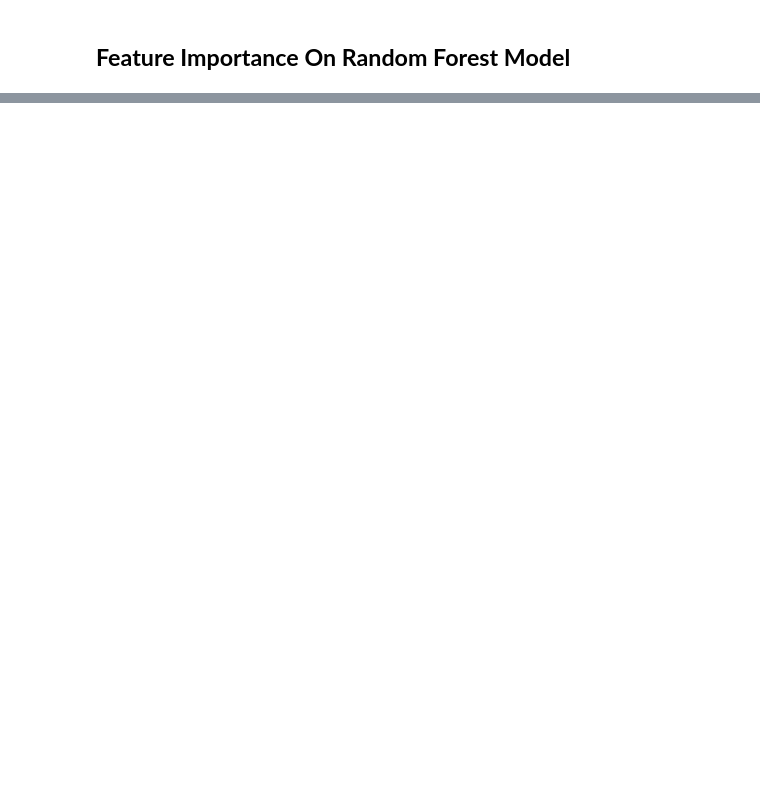
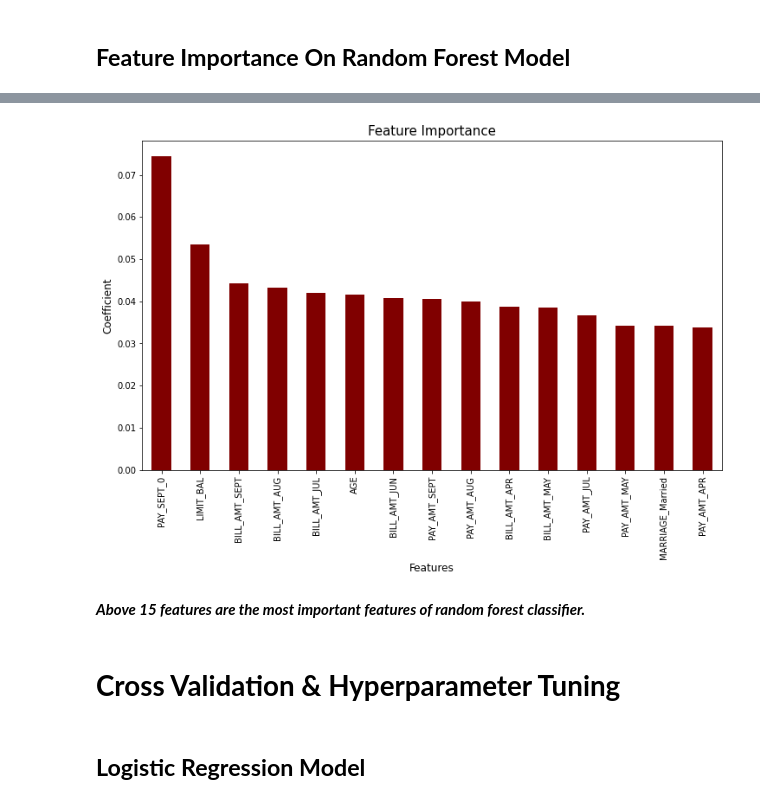
Before and after one commit to vivvvek24/Credit-card-default-prediction, a Jupyter notebook: Copy_of_Credit_Card_Default_Prediction_Capstone_Project.ipynb, the cells around one changed output, grey strips where cells are left out. Cells and saved outputs as stored; diff of their text form; code cells hidden in the pictures; blank space fills up the shorter version.

Commit message:
Cross validation and hyperparameter tuning

```diff
--- a/Copy_of_Credit_Card_Default_Prediction_Capstone_Project.ipynb
+++ b/Copy_of_Credit_Card_Default_Prediction_Capstone_Project.ipynb
@@ -967,2 +967,8 @@ plt.legend(["Logistic", "Decision Tree", "Random Forest", "SVM", "GB Boost" "XG
 # %% [markdown]
 ## **Feature Importance On Random Forest Model**
+# %%
+features = list(i for i in list(balanced_df.describe(include='all').columns) if i != 'IsDefaulter')
+# %%
+feature_importances_rfc = rfc.feature_importances_
+# %%
+feature_importances_rfc_df = pd.Series(feature_importances_rfc, index=features)
@@ -968,0 +994,13 @@ plt.legend(["Logistic", "Decision Tree", "Random Forest", "SVM", "GB Boost" "XG
+# %%
+fig = plt.figure(figsize=(12,7))
+feature_importances_rfc_df.nlargest(15).plot(kind='bar', color='maroon', align='center')
+plt.xlabel("Features", fontsize=12)
+plt.ylabel("Coefficient", fontsize=12)
+plt.title('Feature Importance', fontsize=15)
+plt.show()
+# %% [output]
+[figure, added]
+# %% [markdown]
+***Above 15 features are the most important features of random forest classifier.***
+# %% [markdown]
+# **Cross Validation & Hyperparameter Tuning**
@@ -968,0 +1009,2 @@ plt.legend(["Logistic", "Decision Tree", "Random Forest", "SVM", "GB Boost" "XG
+# %% [markdown]
+## **Logistic Regression Model**
```
Also changed, not shown: parts of 92 cells of this notebook.
